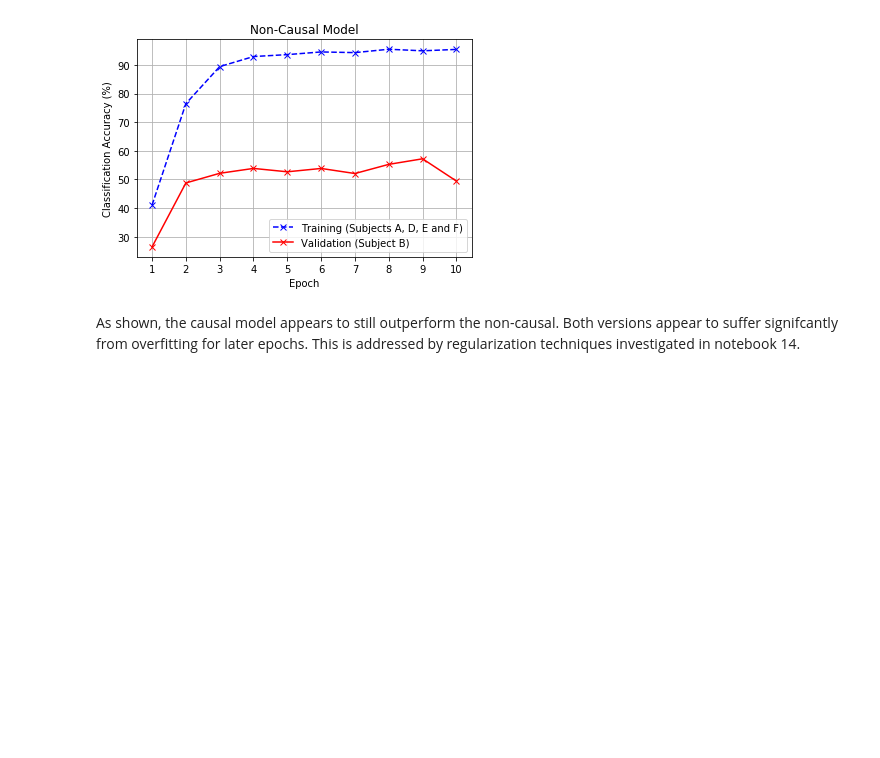
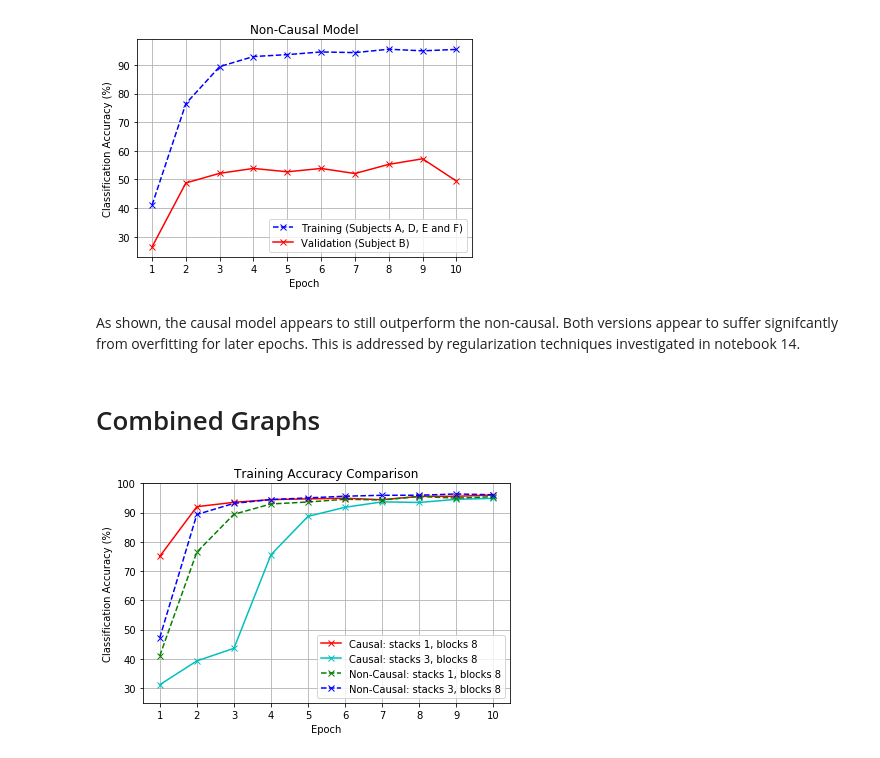
Before and after one commit to Andrew-Mackay/Adapting-the-WaveNet-Deep-Learning-Model-for-RADAR-Classification, a Jupyter notebook: notebooks/13_range_data_model_causal_vs_non_causal.ipynb, the cells around one changed output. Cells and saved outputs as stored; diff of their text form; code cells hidden in the pictures; blank space fills up the shorter version.

```diff
--- a/notebooks/13_range_data_model_causal_vs_non_causal.ipynb
+++ b/notebooks/13_range_data_model_causal_vs_non_causal.ipynb
@@ -590,3 +590,34 @@ visualize_results(csvlog_path, "Non-Causal Model", save=OVERWRITE_GRAPHS, save_f
 [figure]
 # %% [markdown]
 As shown, the causal model appears to still outperform the non-causal. Both versions appear to suffer signifcantly from overfitting for later epochs. This is addressed by regularization techniques investigated in notebook 14.
+# %% [markdown]
+# Combined Graphs
+# %%
+causal = pd.read_csv(RESULTS_PATH + "causal.csv")
+non_causal = pd.read_csv(RESULTS_PATH + "non_causal.csv")
+causal_v2 = pd.read_csv(RESULTS_PATH + "causal_v2.csv")
+non_causal_v2 = pd.read_csv(RESULTS_PATH + "non_causal_v2.csv")
+# %%
+epochs = causal['epoch'] + 1
+plt.plot(epochs, causal_v2['acc'] * 100, 'r', label="Causal: stacks 1, blocks 8", marker='x')
+plt.plot(epochs, causal['acc'] * 100, 'c', label="Causal: stacks 3, blocks 8", marker='x')
+plt.plot(epochs, non_causal_v2['acc'] * 100, 'g--', label="Non-Causal: stacks 1, blocks 8", marker='x')
+plt.plot(epochs, non_causal['acc'] * 100, 'b--', label="Non-Causal: stacks 3, blocks 8", marker='x')
+# plt.plot(epochs, cell_30['val_acc'] * 100, 'b', label="Cell 30", marker='x')
+# plt.plot(epochs, cell_62['val_acc'] * 100, 'r', label="Cell 62", marker='x')
+# plt.plot(epochs, every_second['val_acc'] * 100, 'g', label="Every second cell", marker='x')
+plt.xticks(epochs)
+plt.ylim((25, 100))
+
+plt.xlabel("Epoch")
+plt.ylabel("Classification Accuracy (%)")
+plt.title("Training Accuracy Comparison")
+
+plt.grid(True)
+plt.legend()
+
+plt.tight_layout()
+if OVERWRITE_GRAPHS:
+    plt.savefig(RESULTS_PATH + 'train_acc.pdf', format='pdf')
+# %% [output]
+[figure, added]
```
Also changed, not shown: parts of 1 cell of this notebook, 31 other files.
